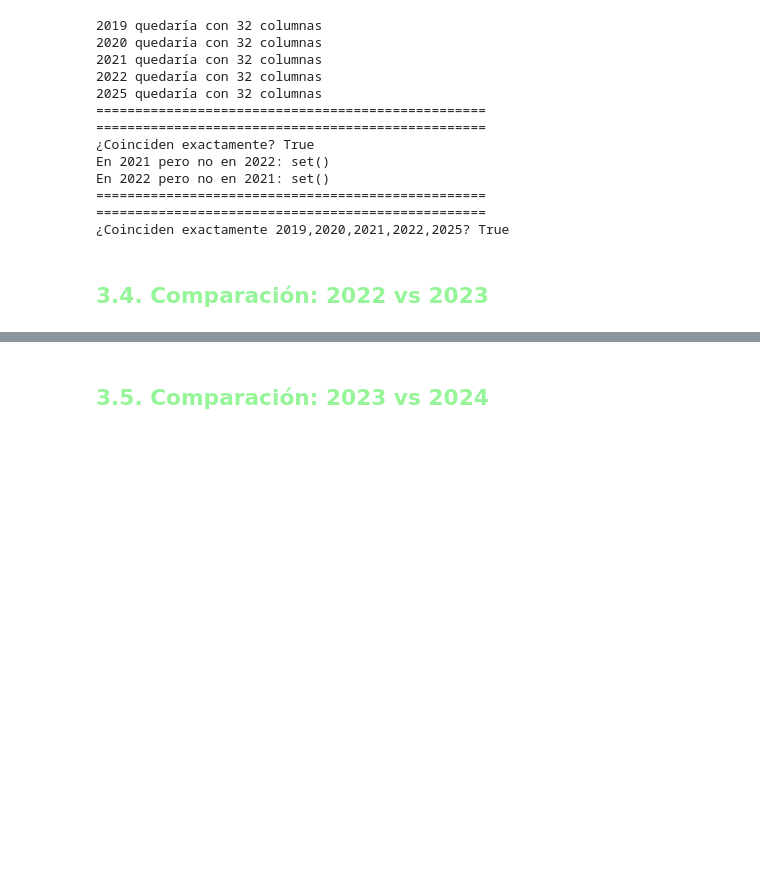
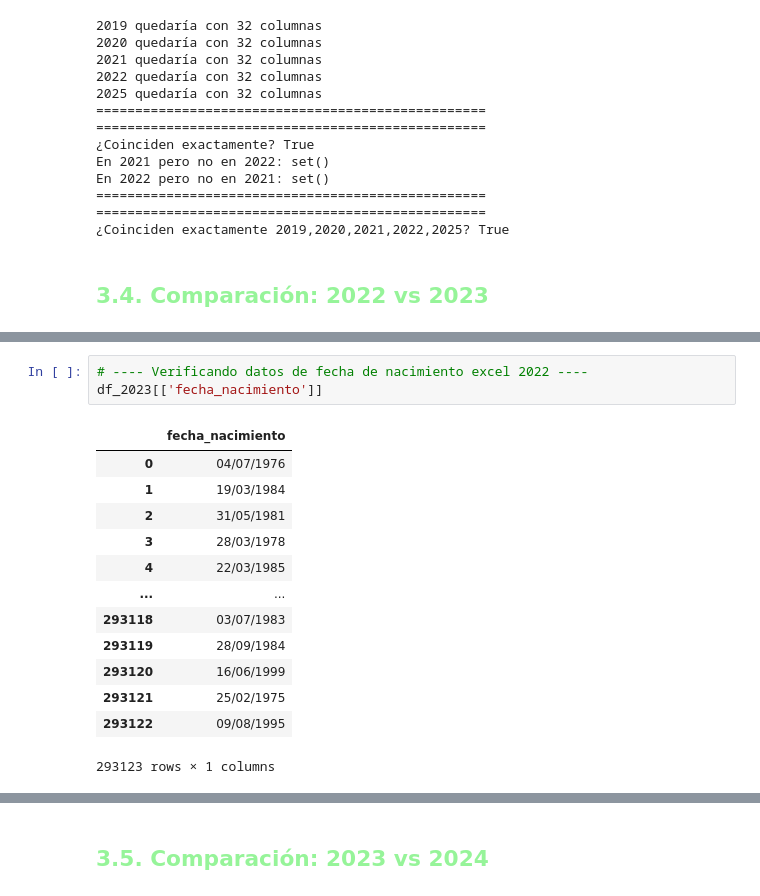
Before and after one commit to nadia0207/minsa-rrhh-analytics, a Jupyter notebook: notebooks/01_comparacion_columnas.ipynb, the cells around one changed output, grey strips where cells are left out. Saved outputs shown, nothing was run; the diff lists cells and outputs as text; blank space fills up the shorter version.

```diff
--- a/notebooks/01_comparacion_columnas.ipynb
+++ b/notebooks/01_comparacion_columnas.ipynb
@@ -1242,0 +1332,17 @@ En 2022 pero no en 2021: set()
+# %%
+# ---- Verificando datos de fecha de nacimiento excel 2022 ----
+df_2023[['fecha_nacimiento']]
+# %% [output]
+|  | fecha_nacimiento |
+| 0 | 04/07/1976 |
+| 1 | 19/03/1984 |
+| 2 | 31/05/1981 |
+| 3 | 28/03/1978 |
+| 4 | 22/03/1985 |
+| ... | ... |
+| 293118 | 03/07/1983 |
+| 293119 | 28/09/1984 |
+| 293120 | 16/06/1999 |
+| 293121 | 25/02/1975 |
+| 293122 | 09/08/1995 |
+293123 rows × 1 columns
```
Also changed, not shown: parts of 14 cells of this notebook.
